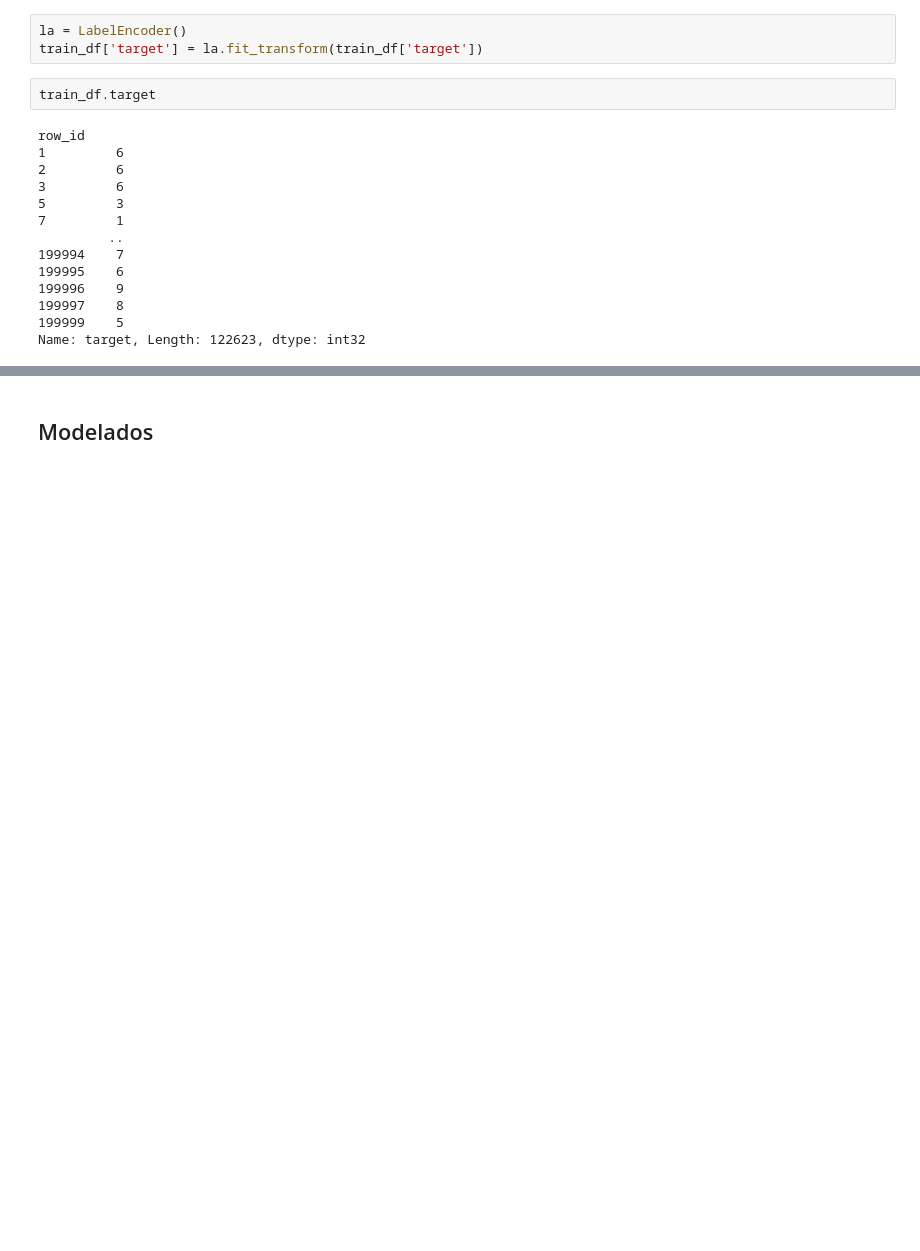
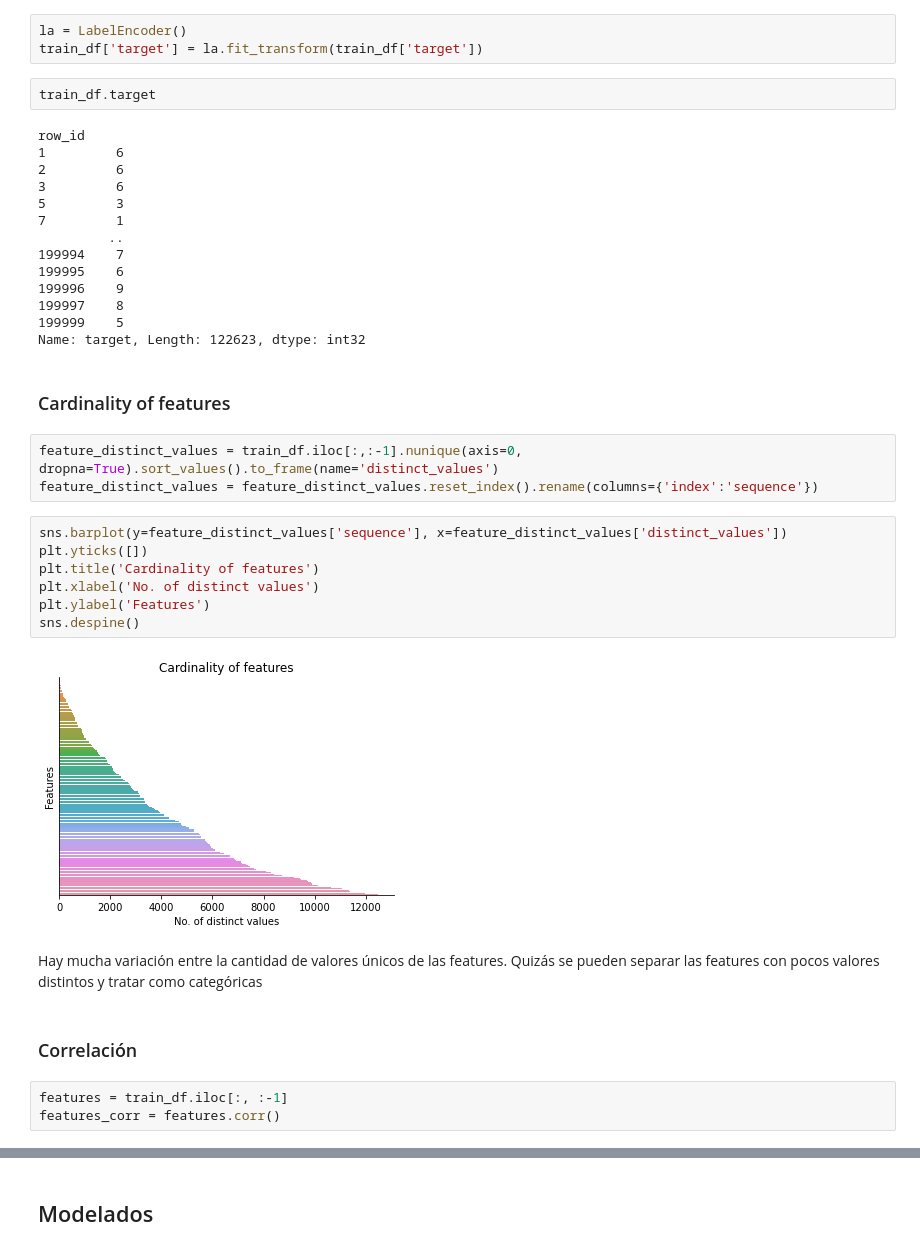
Before and after one commit to alanpirotta/kaggle_tabular_playground, a Jupyter notebook: tabular-playground-series-feb-2022.ipynb, the cells around one changed output, grey strips where cells are left out. Saved outputs shown, nothing was run; the diff lists cells and outputs as text; blank space fills up the shorter version.

```diff
--- a/tabular-playground-series-feb-2022.ipynb
+++ b/tabular-playground-series-feb-2022.ipynb
@@ -160,3 +167,24 @@ row_id
 199997    8
 199999    5
 Name: target, Length: 122623, dtype: int32
+# %% [markdown]
+### Cardinality of features
+# %%
+feature_distinct_values = train_df.iloc[:,:-1].nunique(axis=0, dropna=True).sort_values().to_frame(name='distinct_values')
+feature_distinct_values = feature_distinct_values.reset_index().rename(columns={'index':'sequence'})
+# %%
+sns.barplot(y=feature_distinct_values['sequence'], x=feature_distinct_values['distinct_values'])
+plt.yticks([])
+plt.title('Cardinality of features')
+plt.xlabel('No. of distinct values')
+plt.ylabel('Features')
+sns.despine()
+# %% [output]
+[figure, added]
+# %% [markdown]
+Hay mucha variación entre la cantidad de valores únicos de las features. Quizás se pueden separar las features con pocos valores distintos y tratar como categóricas
+# %% [markdown]
+### Correlación
+# %%
+features = train_df.iloc[:, :-1]
+features_corr = features.corr()
```
Also changed, not shown: parts of 20 cells of this notebook.
